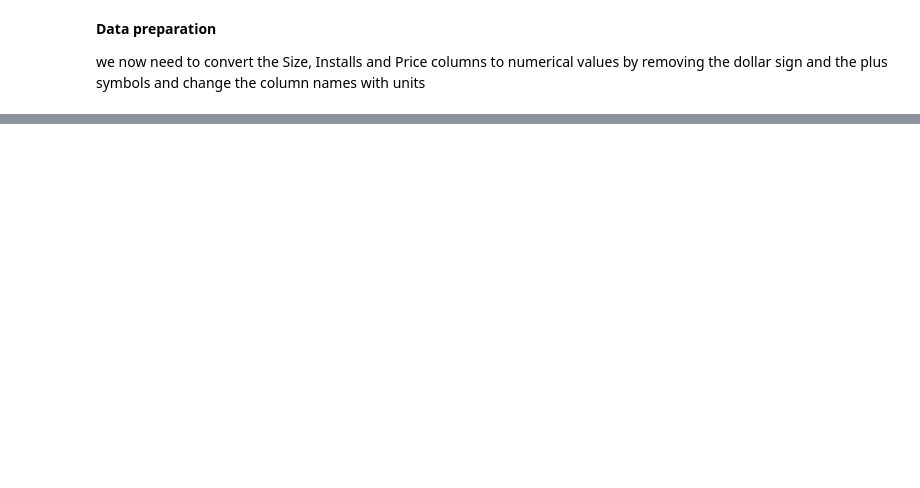
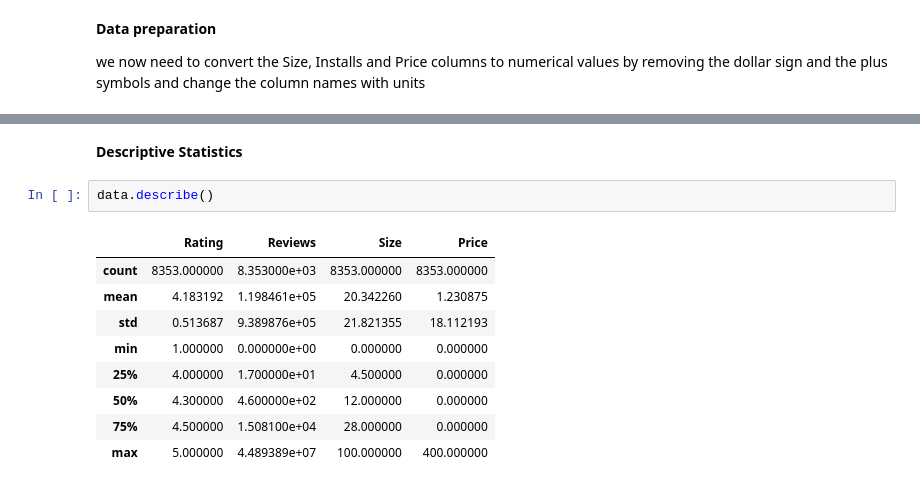
Before and after one commit to anasabbad/Play-Store-App-Review-Analysis--EDA-Capstone, a Jupyter notebook: Play_Store_App_Review_Analysis_Capstone_Project.ipynb, the cells around one changed output, grey strips where cells are left out. Cells and saved outputs as stored; diff of their text form; blank space fills up the shorter version.

```diff
--- a/Play_Store_App_Review_Analysis_Capstone_Project.ipynb
+++ b/Play_Store_App_Review_Analysis_Capstone_Project.ipynb
@@ -279,0 +383,14 @@ memory usage: 896.5+ KB
+# %% [markdown]
+**Descriptive Statistics**
+# %%
+data.describe()
+# %% [output]
+|  | Rating | Reviews | Size | Price |
+| count | 8353.000000 | 8.353000e+03 | 8353.000000 | 8353.000000 |
+| mean | 4.183192 | 1.198461e+05 | 20.342260 | 1.230875 |
+| std | 0.513687 | 9.389876e+05 | 21.821355 | 18.112193 |
+| min | 1.000000 | 0.000000e+00 | 0.000000 | 0.000000 |
+| 25% | 4.000000 | 1.700000e+01 | 4.500000 | 0.000000 |
+| 50% | 4.300000 | 4.600000e+02 | 12.000000 | 0.000000 |
+| 75% | 4.500000 | 1.508100e+04 | 28.000000 | 0.000000 |
+| max | 5.000000 | 4.489389e+07 | 100.000000 | 400.000000 |
```
Also changed, not shown: parts of 25 cells of this notebook.
